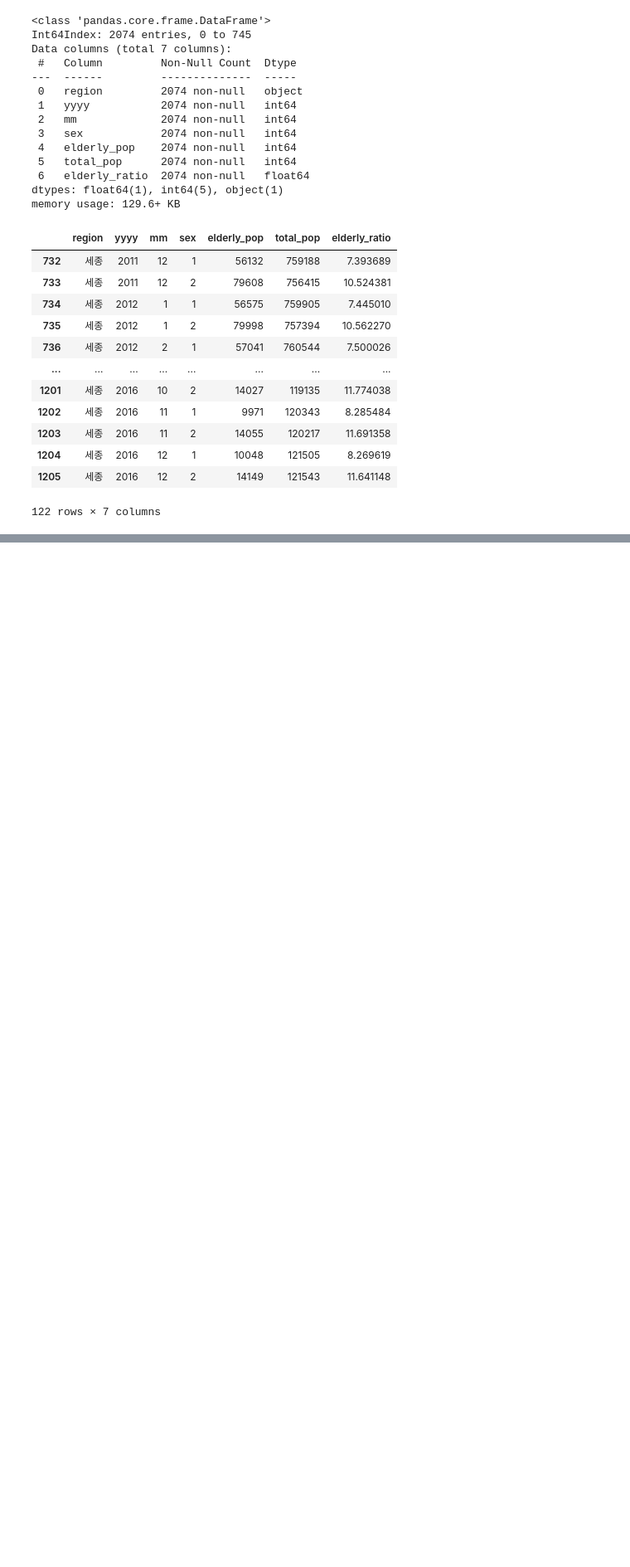
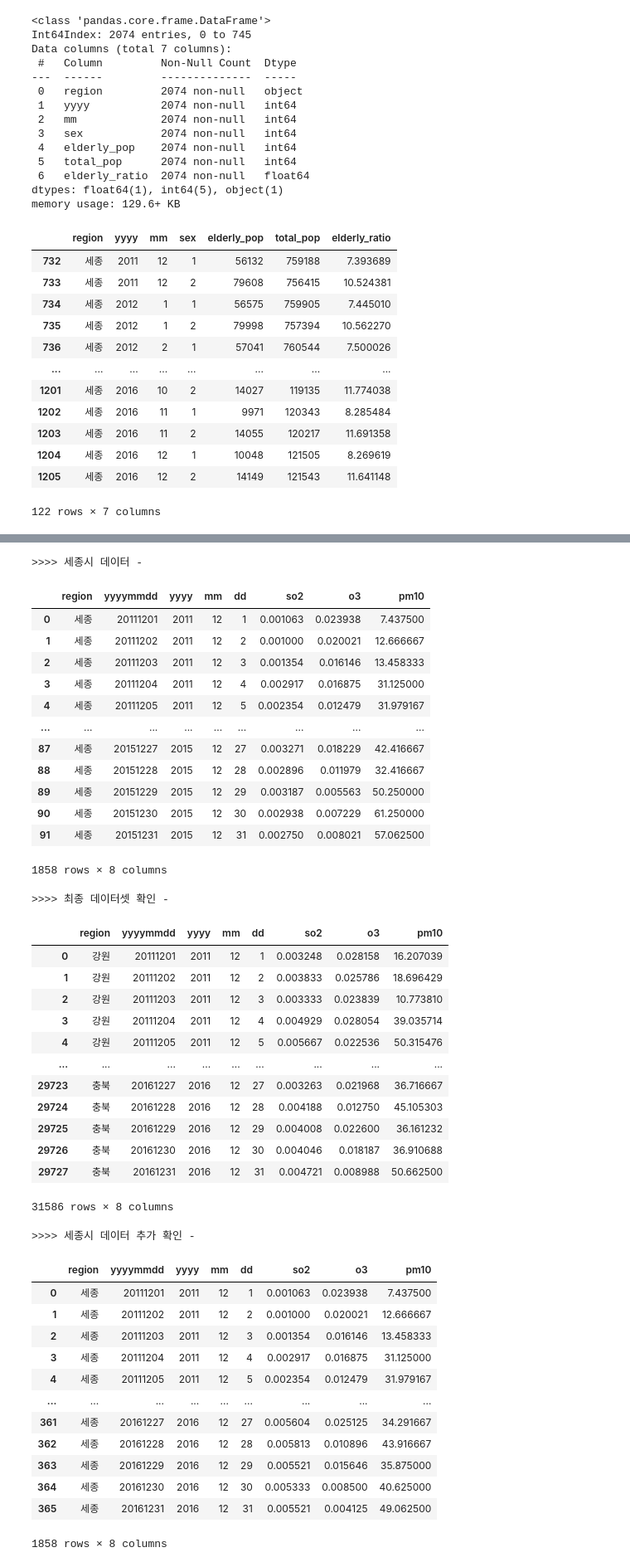
Before and after one commit to leech2193/weather_hospital_sowhat, a Jupyter notebook: [preprocessing] sejong-si data.ipynb, the cells around one changed output, grey strips where cells are left out. Shown at 83% size. Cells and saved outputs as stored; diff of their text form; code cells hidden in the pictures; blank space fills up the shorter version.

```diff
--- a/[preprocessing] sejong-si data.ipynb
+++ b/[preprocessing] sejong-si data.ipynb
@@ -128,0 +285,4 @@ elderly.to_csv('Z:/공모전/날씨빅데이터콘테스트(공유)/data/201112_
+# %%
+path_lst = glob.glob('/content/drive/MyDrive/공모전/날씨 빅데이터 콘테스트/data/airpollutants/*')
+path_lst = path_lst[:-2]
+path_lst
@@ -128,0 +383,57 @@ elderly.to_csv('Z:/공모전/날씨빅데이터콘테스트(공유)/data/201112_
+# %%
+print('>>>> 세종시 데이터 - ')
+display(sejong_air)
+sejong_air.to_csv('/content/drive/MyDrive/공모전/날씨 빅데이터 콘테스트/data/airpollutants/세종시_airpollutants.csv', encoding='cp949', index=False)
+
+df3_ = df3.append(sejong_air)
+df3_ = df3_.sort_values(['region','yyyymmdd'])
+
+print('\n>>>> 최종 데이터셋 확인 - ')
+display(df3_)
+
+print('\n>>>> 세종시 데이터 추가 확인 - ')
+display(df3_[df3_.region == '세종']) # 세종시 데이터 추가 확인
+df3_.to_csv('/content/drive/MyDrive/공모전/날씨 빅데이터 콘테스트/data/airpollutants/201112_201612_airpollutants_daily_modified.csv', encoding='cp949', index=False)
+# %% [output]
+>>>> 세종시 데이터 -
+|  | region | yyyymmdd | yyyy | mm | dd | so2 | o3 | pm10 |
+| 0 | 세종 | 20111201 | 2011 | 12 | 1 | 0.001063 | 0.023938 | 7.437500 |
+| 1 | 세종 | 20111202 | 2011 | 12 | 2 | 0.001000 | 0.020021 | 12.666667 |
+| 2 | 세종 | 20111203 | 2011 | 12 | 3 | 0.001354 | 0.016146 | 13.458333 |
+| 3 | 세종 | 20111204 | 2011 | 12 | 4 | 0.002917 | 0.016875 | 31.125000 |
+| 4 | 세종 | 20111205 | 2011 | 12 | 5 | 0.002354 | 0.012479 | 31.979167 |
+| ... | ... | ... | ... | ... | ... | ... | ... | ... |
+| 87 | 세종 | 20151227 | 2015 | 12 | 27 | 0.003271 | 0.018229 | 42.416667 |
+| 88 | 세종 | 20151228 | 2015 | 12 | 28 | 0.002896 | 0.011979 | 32.416667 |
+| 89 | 세종 | 20151229 | 2015 | 12 | 29 | 0.003187 | 0.005563 | 50.250000 |
+| 90 | 세종 | 20151230 | 2015 | 12 | 30 | 0.002938 | 0.007229 | 61.250000 |
+| 91 | 세종 | 20151231 | 2015 | 12 | 31 | 0.002750 | 0.008021 | 57.062500 |
+1858 rows × 8 columns
+>>>> 최종 데이터셋 확인 -
+|  | region | yyyymmdd | yyyy | mm | dd | so2 | o3 | pm10 |
+| 0 | 강원 | 20111201 | 2011 | 12 | 1 | 0.003248 | 0.028158 | 16.207039 |
+| 1 | 강원 | 20111202 | 2011 | 12 | 2 | 0.003833 | 0.025786 | 18.696429 |
+| 2 | 강원 | 20111203 | 2011 | 12 | 3 | 0.003333 | 0.023839 | 10.773810 |
+| 3 | 강원 | 20111204 | 2011 | 12 | 4 | 0.004929 | 0.028054 | 39.035714 |
+| 4 | 강원 | 20111205 | 2011 | 12 | 5 | 0.005667 | 0.022536 | 50.315476 |
+| ... | ... | ... | ... | ... | ... | ... | ... | ... |
+| 29723 | 충북 | 20161227 | 2016 | 12 | 27 | 0.003263 | 0.021968 | 36.716667 |
+| 29724 | 충북 | 20161228 | 2016 | 12 | 28 | 0.004188 | 0.012750 | 45.105303 |
+| 29725 | 충북 | 20161229 | 2016 | 12 | 29 | 0.004008 | 0.022600 | 36.161232 |
+| 29726 | 충북 | 20161230 | 2016 | 12 | 30 | 0.004046 | 0.018187 | 36.910688 |
+| 29727 | 충북 | 20161231 | 2016 | 12 | 31 | 0.004721 | 0.008988 | 50.662500 |
+31586 rows × 8 columns
+>>>> 세종시 데이터 추가 확인 -
+|  | region | yyyymmdd | yyyy | mm | dd | so2 | o3 | pm10 |
+| 0 | 세종 | 20111201 | 2011 | 12 | 1 | 0.001063 | 0.023938 | 7.437500 |
+| 1 | 세종 | 20111202 | 2011 | 12 | 2 | 0.001000 | 0.020021 | 12.666667 |
+| 2 | 세종 | 20111203 | 2011 | 12 | 3 | 0.001354 | 0.016146 | 13.458333 |
+| 3 | 세종 | 20111204 | 2011 | 12 | 4 | 0.002917 | 0.016875 | 31.125000 |
+| 4 | 세종 | 20111205 | 2011 | 12 | 5 | 0.002354 | 0.012479 | 31.979167 |
+| ... | ... | ... | ... | ... | ... | ... | ... | ... |
+| 361 | 세종 | 20161227 | 2016 | 12 | 27 | 0.005604 | 0.025125 | 34.291667 |
+| 362 | 세종 | 20161228 | 2016 | 12 | 28 | 0.005813 | 0.010896 | 43.916667 |
+| 363 | 세종 | 20161229 | 2016 | 12 | 29 | 0.005521 | 0.015646 | 35.875000 |
+| 364 | 세종 | 20161230 | 2016 | 12 | 30 | 0.005333 | 0.008500 | 40.625000 |
+| 365 | 세종 | 20161231 | 2016 | 12 | 31 | 0.005521 | 0.004125 | 49.062500 |
+1858 rows × 8 columns
```
Also changed, not shown: parts of 23 cells of this notebook.
